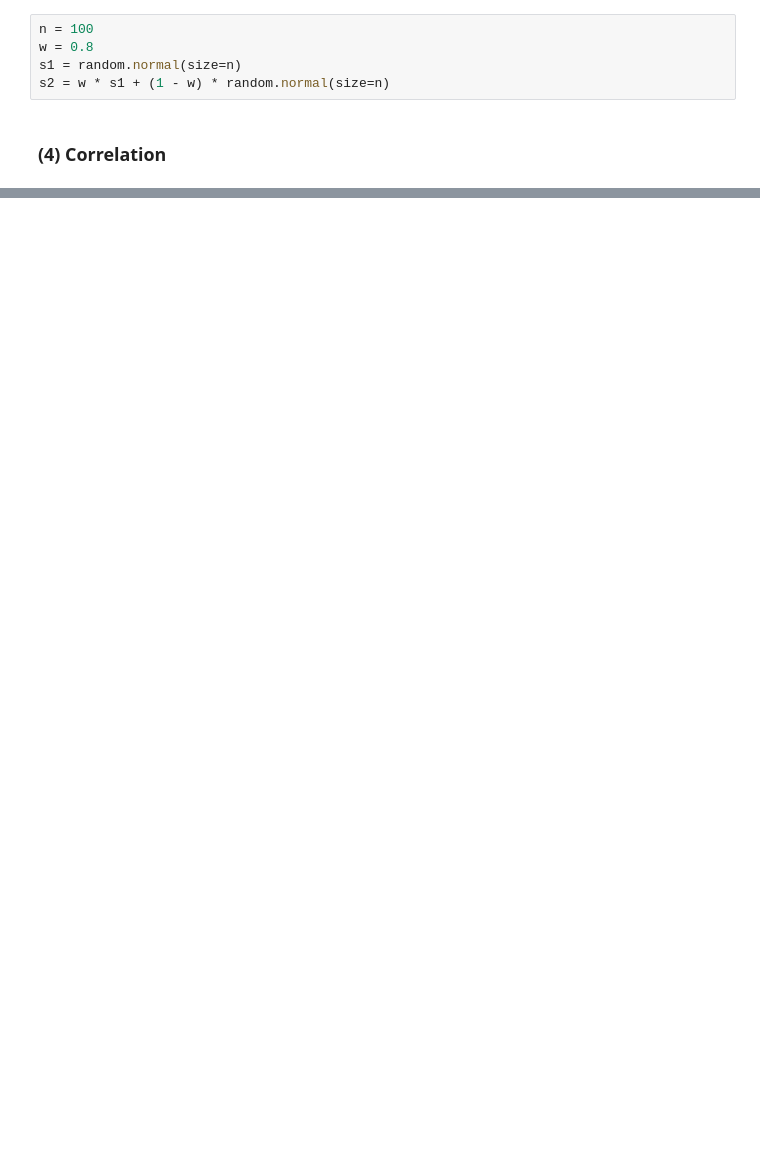
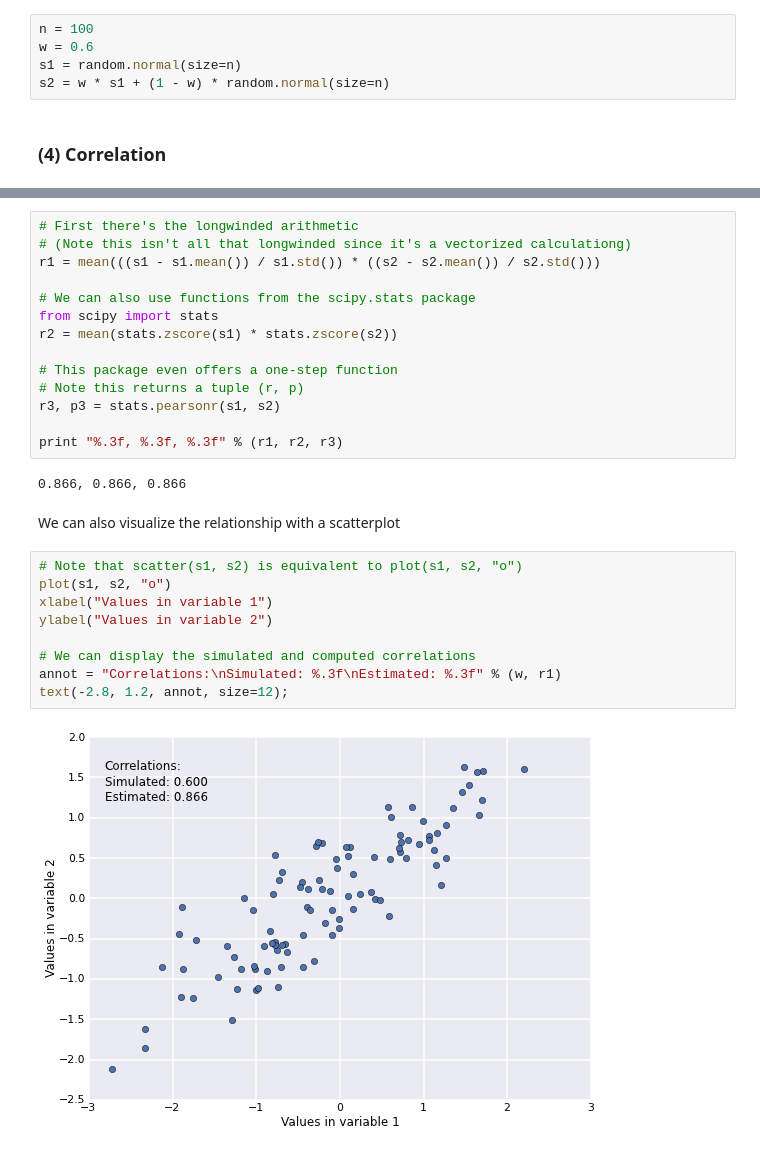
Before and after one commit to mwaskom/Psych216, a Jupyter notebook: week2_tutorial.ipynb, the cells around one changed output, grey strips where cells are left out. Cells and saved outputs as stored; diff of their text form; blank space fills up the shorter version.

```diff
--- a/week2_tutorial.ipynb
+++ b/week2_tutorial.ipynb
@@ -296,7 +295,7 @@ Let's generate two samples rapresenting two variables drawn from gaussian
 distributions. The two variables are correlated with eachother.
 # %%
 n = 100
-w = 0.8
+w = 0.6
 s1 = random.normal(size=n)
 s2 = w * s1 + (1 - w) * random.normal(size=n)
 # %% [markdown]
@@ -316,0 +320,29 @@ $$r = $$
+# %%
+# First there's the longwinded arithmetic
+# (Note this isn't all that longwinded since it's a vectorized calculationg)
+r1 = mean(((s1 - s1.mean()) / s1.std()) * ((s2 - s2.mean()) / s2.std()))
+
+# We can also use functions from the scipy.stats package
+from scipy import stats
+r2 = mean(stats.zscore(s1) * stats.zscore(s2))
+
+# This package even offers a one-step function
+# Note this returns a tuple (r, p)
+r3, p3 = stats.pearsonr(s1, s2)
+
+print "%.3f, %.3f, %.3f" % (r1, r2, r3)
+# %% [output]
+0.866, 0.866, 0.866
+# %% [markdown]
+We can also visualize the relationship with a scatterplot
+# %%
+# Note that scatter(s1, s2) is equivalent to plot(s1, s2, "o")
+plot(s1, s2, "o")
+xlabel("Values in variable 1")
+ylabel("Values in variable 2")
+
+# We can display the simulated and computed correlations
+annot = "Correlations:\nSimulated: %.3f\nEstimated: %.3f" % (w, r1)
+text(-2.8, 1.2, annot, size=12);
+# %% [output]
+[figure, added]
```
Also changed, not shown: parts of 17 cells of this notebook, 1 other file.
